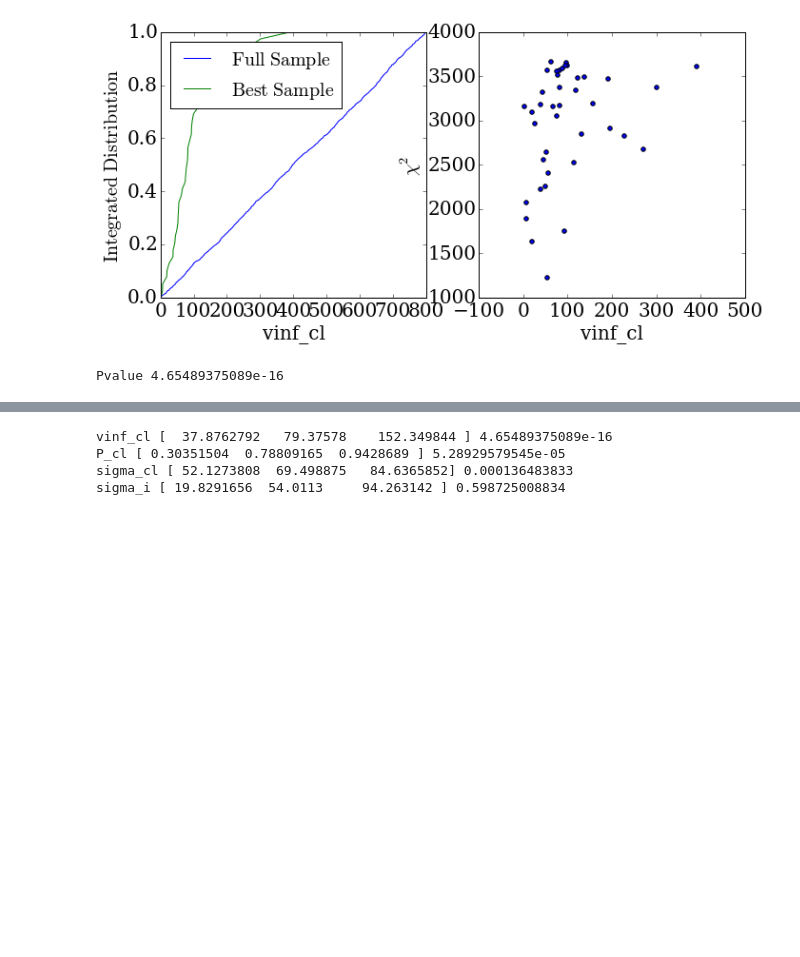
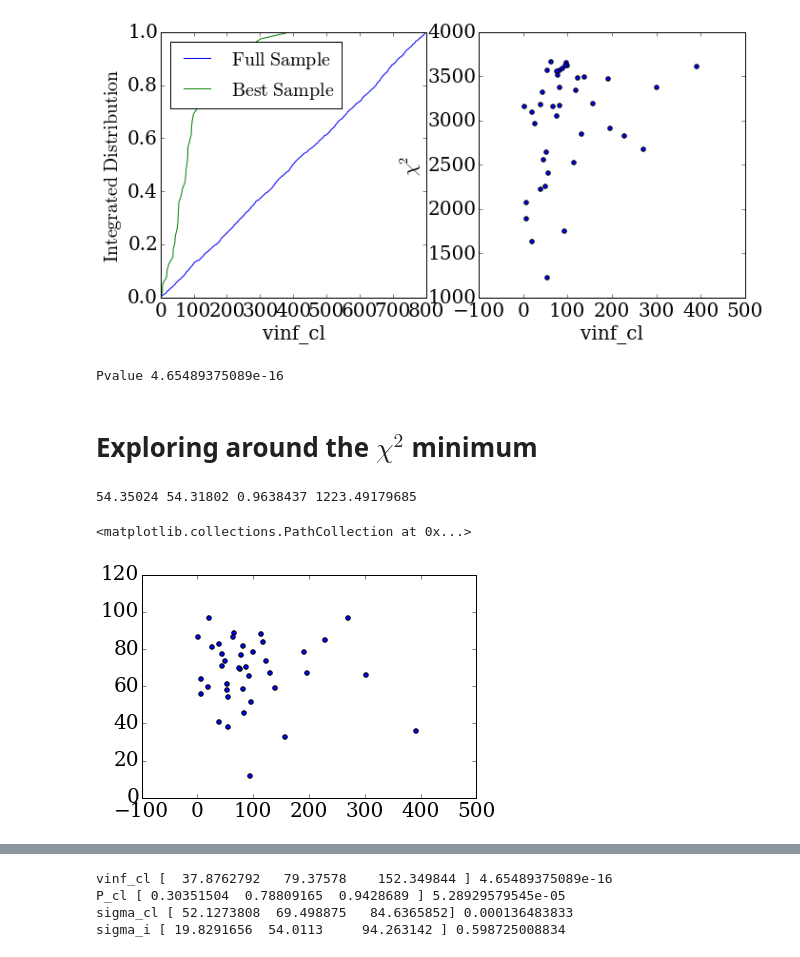
Before and after one commit to astroandes/tololo-lya-fit, a Jupyter notebook: code/multiphase.ipynb, the cells around one changed output, grey strips where cells are left out. Cells and saved outputs as stored; diff of their text form; code cells hidden in the pictures; blank space fills up the shorter version.

```diff
--- a/code/multiphase.ipynb
+++ b/code/multiphase.ipynb
@@ -187,3 +187,24 @@ vinf_cl
 [  37.8762792   79.37578    152.349844 ]
 [figure]
 Pvalue 4.65489375089e-16
+# %% [markdown]
+# Exploring around the $\chi^2$ minimum
+# %%
+vinf_cl = best_models['vinf_cl'].values
+sigma_cl = best_models['sigma_cl'].values
+p_cl = best_models['P_cl'].values
+chi2 = best_models['chisq'].values
+
+best_model = np.argmin(chi2)
+best_vinf_cl = vinf_cl[best_model]
+best_sigma_cl = sigma_cl[best_model]
+best_p_cl = p_cl[best_model]
+best_chi2 = chi2[best_model]
+print best_vinf_cl, best_sigma_cl, best_p_cl, best_chi2
+# %% [output]
+54.35024 54.31802 0.9638437 1223.49179685
+# %%
+plt.scatter(vinf_cl, sigma_cl)
+# %% [output]
+<matplotlib.collections.PathCollection at 0x...>
+[figure, added]
```
Also changed, not shown: parts of 8 cells of this notebook.
